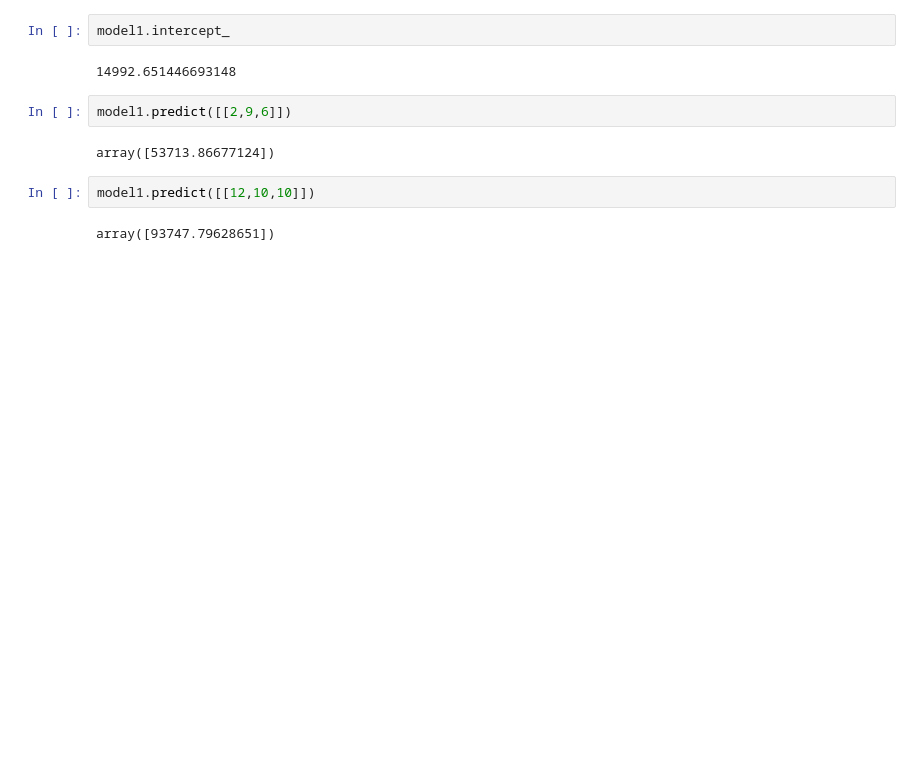
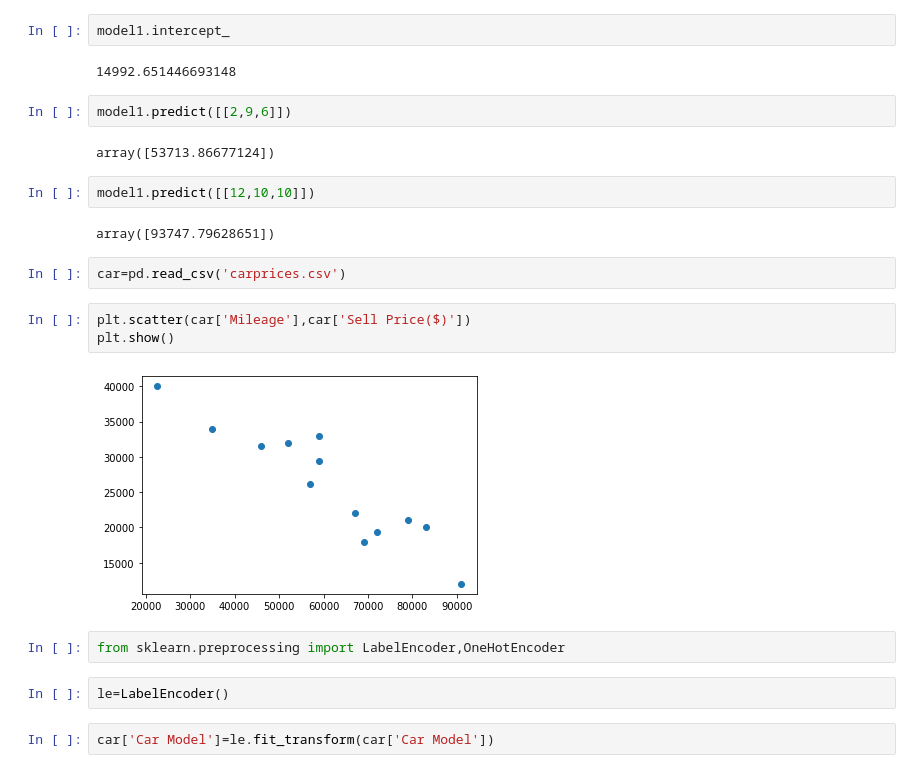
Before and after one commit to sagarbhadra7/Algorithms, a Jupyter notebook: LinearRegression.ipynb, the cells around one changed output. Drawn from its saved outputs; the diff is of its cells as text; blank space fills up the shorter version.

```diff
--- a/LinearRegression.ipynb
+++ b/LinearRegression.ipynb
@@ -117,3 +117,16 @@ array([53713.86677124])
 model1.predict([[12,10,10]])
 # %% [output]
 array([93747.79628651])
+# %%
+car=pd.read_csv('carprices.csv')
+# %%
+plt.scatter(car['Mileage'],car['Sell Price($)'])
+plt.show()
+# %% [output]
+[figure, added]
+# %%
+from sklearn.preprocessing import LabelEncoder,OneHotEncoder
+# %%
+le=LabelEncoder()
+# %%
+car['Car Model']=le.fit_transform(car['Car Model'])
```
Also changed, not shown: parts of 6 cells of this notebook.
